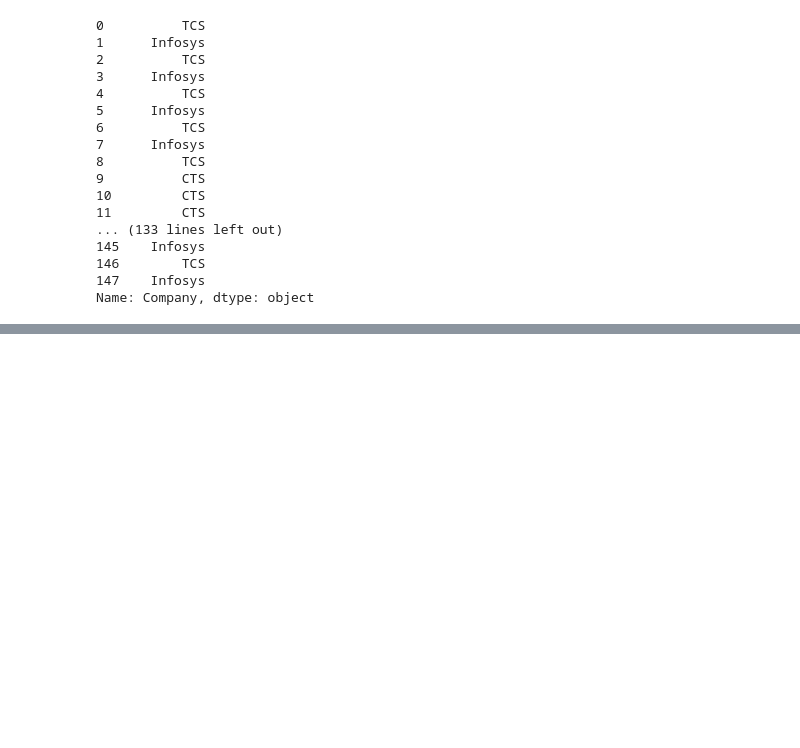
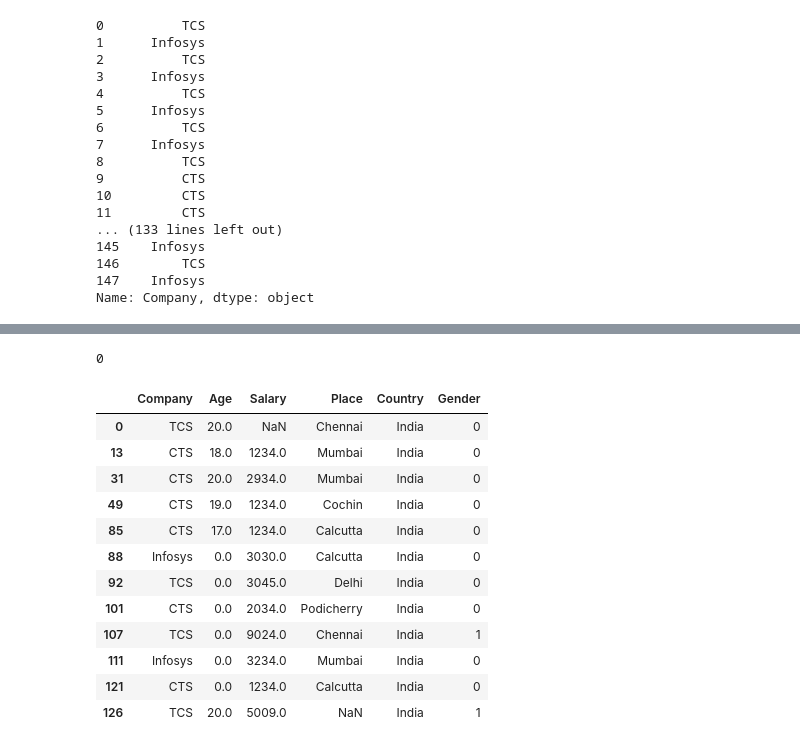
Before and after one commit to RaghulRameshTrainer/EricssonMay2022, a Jupyter notebook: Pandas.ipynb, the cells around one changed output, grey strips where cells are left out. Cells and saved outputs as stored; diff of their text form; code cells hidden in the pictures; blank space fills up the shorter version.

```diff
--- a/Pandas.ipynb
+++ b/Pandas.ipynb
@@ -210,0 +251,22 @@ Name: Company, dtype: object
+# %%
+df['Age'].fillna(df['Age'].mean(),inplace=True)
+# %%
+df['Age'].isna().sum()
+# %% [output]
+0
+# %%
+df[df['Age']<21]
+# %% [output]
+|  | Company | Age | Salary | Place | Country | Gender |
+| 0 | TCS | 20.0 | NaN | Chennai | India | 0 |
+| 13 | CTS | 18.0 | 1234.0 | Mumbai | India | 0 |
+| 31 | CTS | 20.0 | 2934.0 | Mumbai | India | 0 |
+| 49 | CTS | 19.0 | 1234.0 | Cochin | India | 0 |
+| 85 | CTS | 17.0 | 1234.0 | Calcutta | India | 0 |
+| 88 | Infosys | 0.0 | 3030.0 | Calcutta | India | 0 |
+| 92 | TCS | 0.0 | 3045.0 | Delhi | India | 0 |
+| 101 | CTS | 0.0 | 2034.0 | Podicherry | India | 0 |
+| 107 | TCS | 0.0 | 9024.0 | Chennai | India | 1 |
+| 111 | Infosys | 0.0 | 3234.0 | Mumbai | India | 0 |
+| 121 | CTS | 0.0 | 1234.0 | Calcutta | India | 0 |
+| 126 | TCS | 20.0 | 5009.0 | NaN | India | 1 |
```
Also changed, not shown: parts of 8 cells of this notebook.
